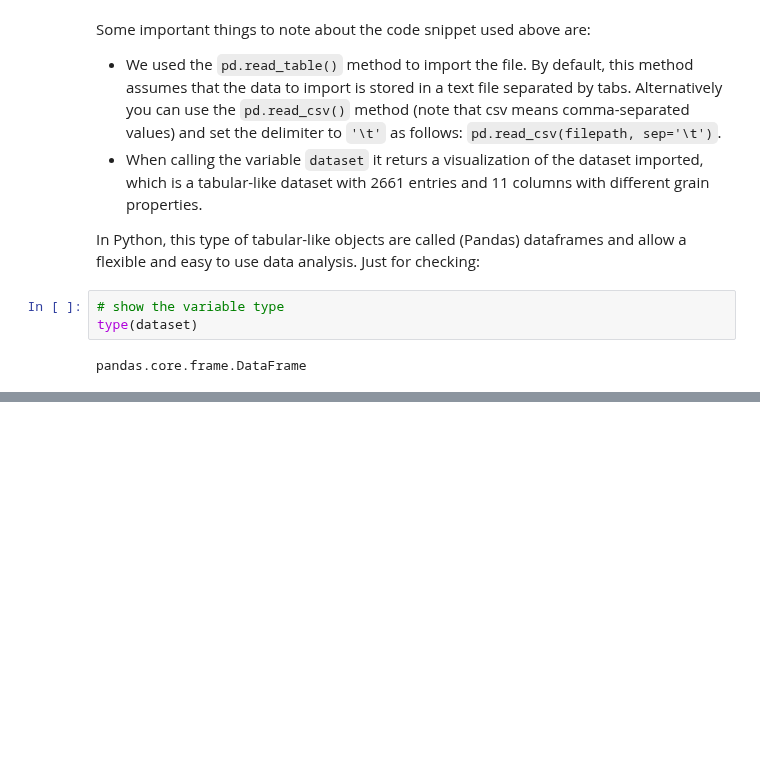
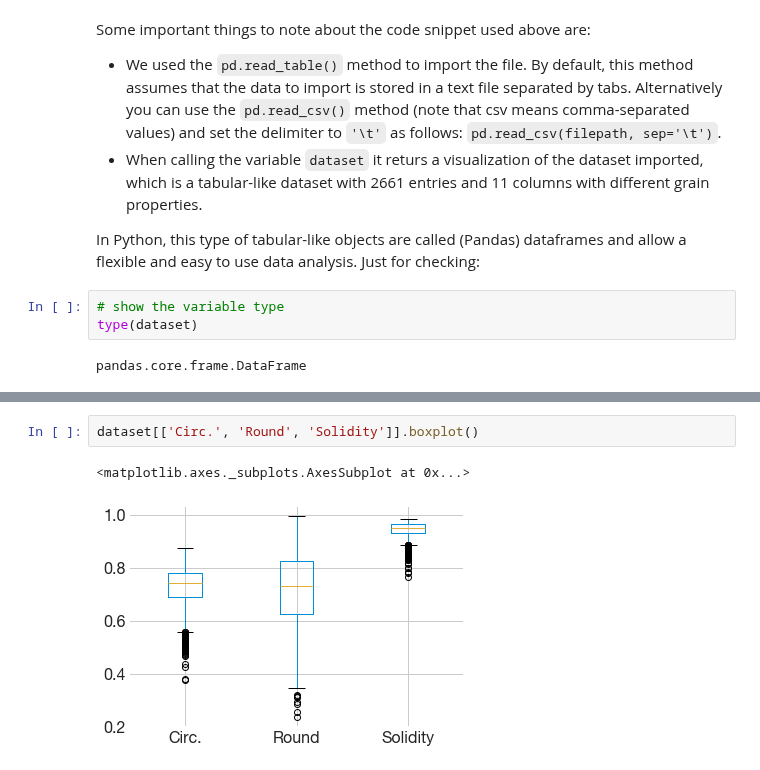
Before and after one commit to marcoalopez/GrainSizeTools, a Jupyter notebook: grain_size_tools/example_notebooks/start.ipynb, the cells around one changed output, grey strips where cells are left out. Saved outputs shown, nothing was run; the diff lists cells and outputs as text; blank space fills up the shorter version.

```diff
--- a/grain_size_tools/example_notebooks/start.ipynb
+++ b/grain_size_tools/example_notebooks/start.ipynb
@@ -119,0 +249,5 @@ dataset = pd.read_clipboard()
+# %%
+dataset[['Circ.', 'Round', 'Solidity']].boxplot()
+# %% [output]
+<matplotlib.axes._subplots.AxesSubplot at 0x...>
+[figure, added]
```
Also changed, not shown: parts of 16 cells of this notebook.
